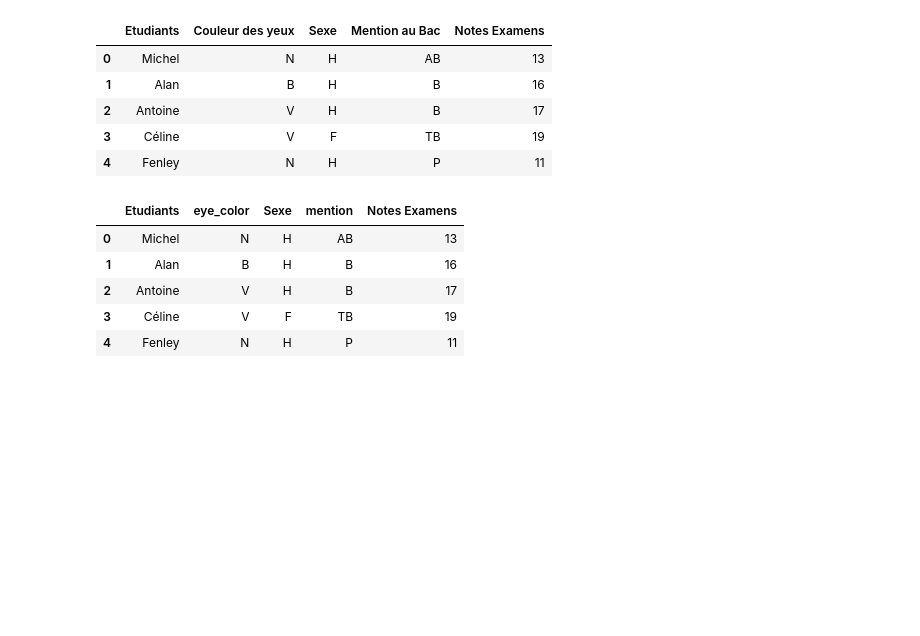
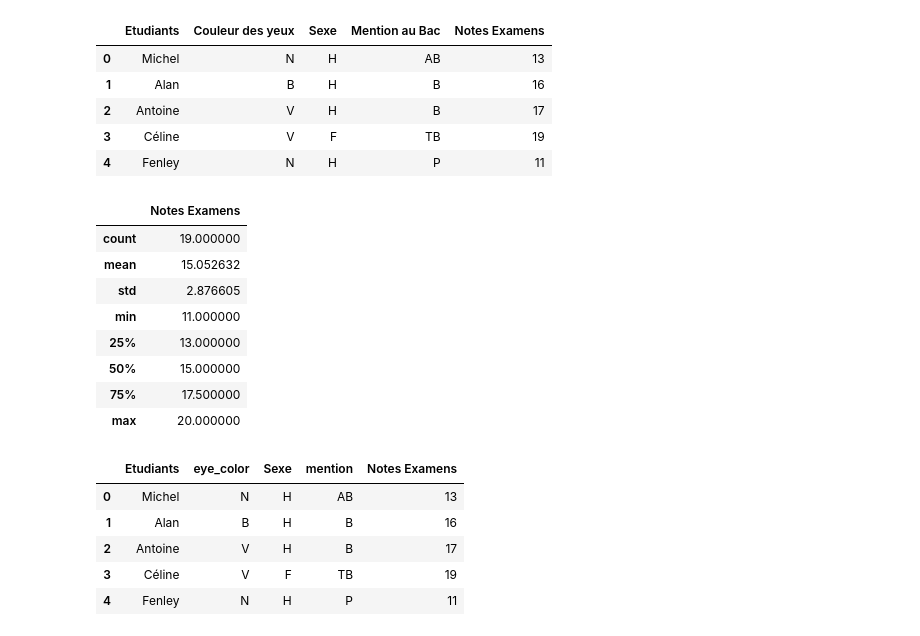
Before and after one commit to Antoine07/dia01, a Jupyter notebook: Part9_statistiques/Notebooks/Chap1/01_Exercice_frequence.ipynb, the cells around one changed output. Drawn from its saved outputs; the diff is of its cells as text; code cells hidden in the pictures; blank space fills up the shorter version.

```diff
--- a/Part9_statistiques/Notebooks/Chap1/01_Exercice_frequence.ipynb
+++ b/Part9_statistiques/Notebooks/Chap1/01_Exercice_frequence.ipynb
@@ -14,6 +14,18 @@ students.head()
 | 2 | Antoine | V | H | B | 17 |
 | 3 | Céline | V | F | TB | 19 |
 | 4 | Fenley | N | H | P | 11 |
+# %%
+students.describe()
+# %% [output]
+|  | Notes Examens |
+| count | 19.000000 |
+| mean | 15.052632 |
+| std | 2.876605 |
+| min | 11.000000 |
+| 25% | 13.000000 |
+| 50% | 15.000000 |
+| 75% | 17.500000 |
+| max | 20.000000 |
 # %%
 students = students.rename(
 columns={
```
Also changed, not shown: 4 other files.
